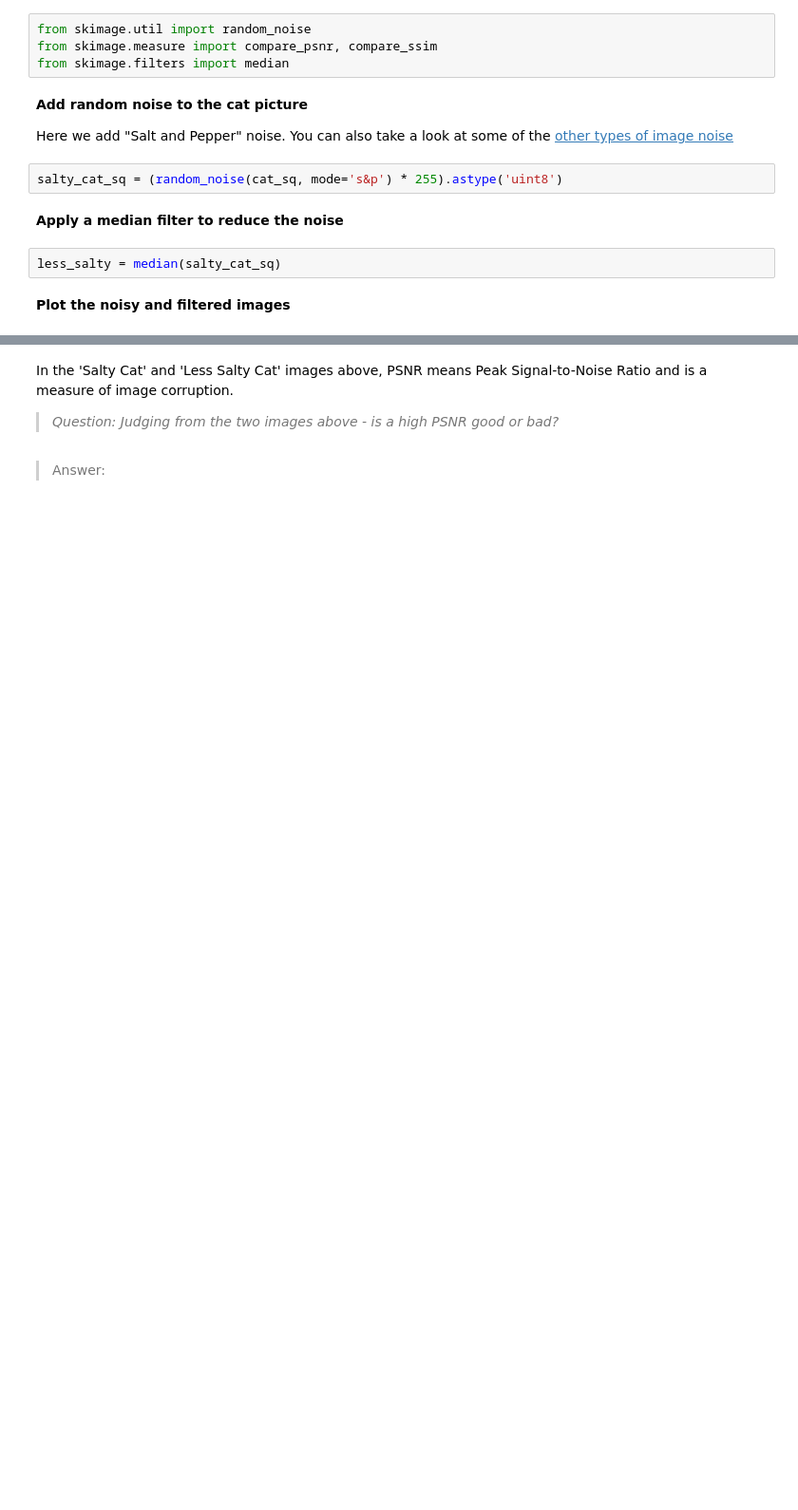
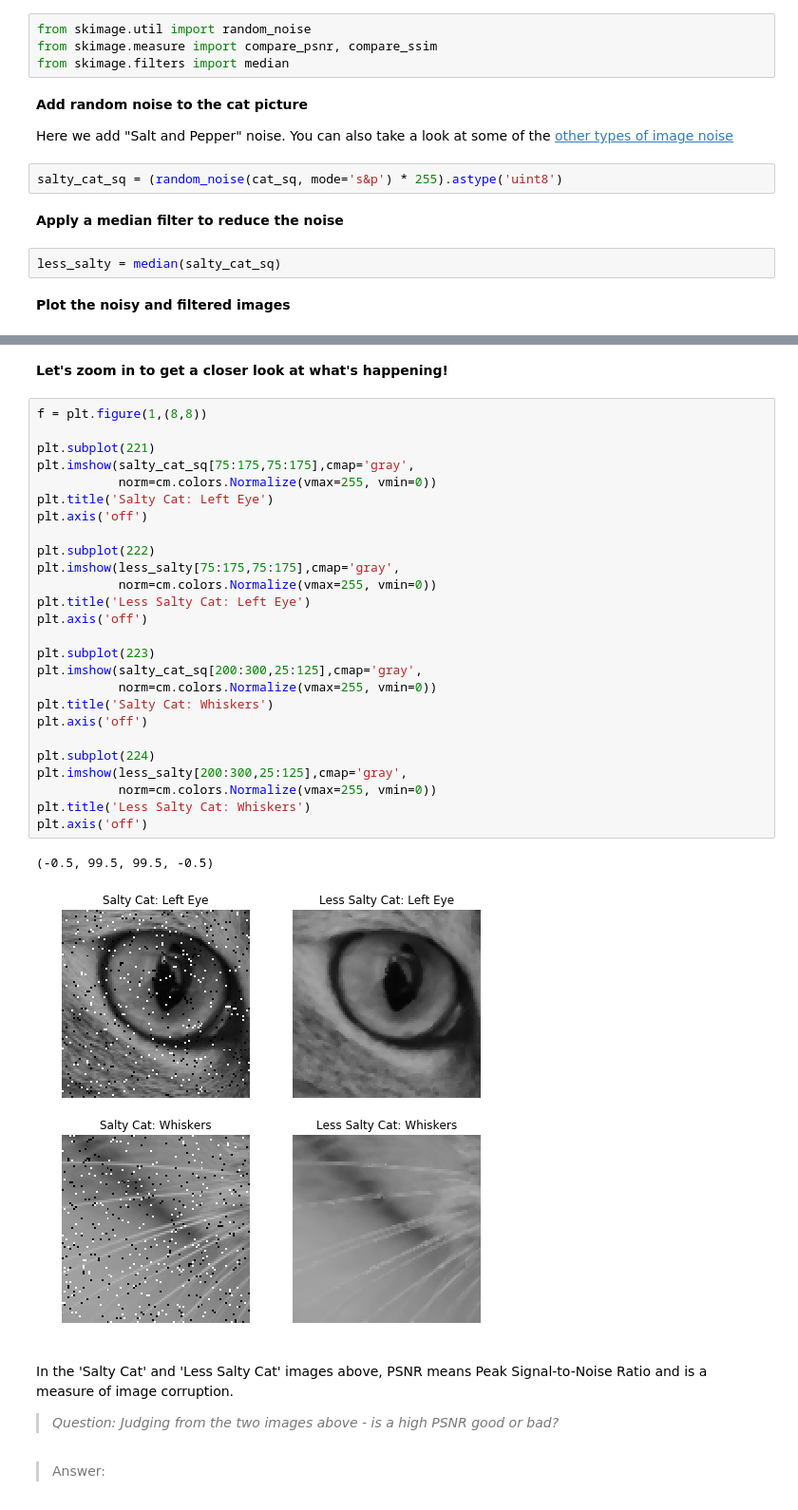
Before and after one commit to nerdslab/HandsOnTech, a Jupyter notebook: HOT_Demo/Hands_on_Tech_Image_Processing.ipynb, the cells around one changed output, grey strips where cells are left out. Shown at 95% size. Drawn from its saved outputs; the diff is of its cells as text; blank space fills up the shorter version.

```diff
--- a/HOT_Demo/Hands_on_Tech_Image_Processing.ipynb
+++ b/HOT_Demo/Hands_on_Tech_Image_Processing.ipynb
@@ -158,3 +159,34 @@ plt.show()
+# %% [markdown]
+**Let's zoom in to get a closer look at what's happening!**
+# %%
+f = plt.figure(1,(8,8))
+
+plt.subplot(221)
+plt.imshow(salty_cat_sq[75:175,75:175],cmap='gray',
+           norm=cm.colors.Normalize(vmax=255, vmin=0))
+plt.title('Salty Cat: Left Eye')
+plt.axis('off')
+
+plt.subplot(222)
+plt.imshow(less_salty[75:175,75:175],cmap='gray',
+           norm=cm.colors.Normalize(vmax=255, vmin=0))
+plt.title('Less Salty Cat: Left Eye')
+plt.axis('off')
+
+plt.subplot(223)
+plt.imshow(salty_cat_sq[200:300,25:125],cmap='gray',
+           norm=cm.colors.Normalize(vmax=255, vmin=0))
+plt.title('Salty Cat: Whiskers')
+plt.axis('off')
+
+plt.subplot(224)
+plt.imshow(less_salty[200:300,25:125],cmap='gray',
+           norm=cm.colors.Normalize(vmax=255, vmin=0))
+plt.title('Less Salty Cat: Whiskers')
+plt.axis('off')
+# %% [output]
+(-0.5, 99.5, 99.5, -0.5)
+[figure, added]
 # %% [markdown]
 In the 'Salty Cat' and 'Less Salty Cat' images above, PSNR means Peak Signal-to-Noise Ratio and is a measure of image corruption.
 
```
Also changed, not shown: parts of 7 cells of this notebook, 1 other file.
